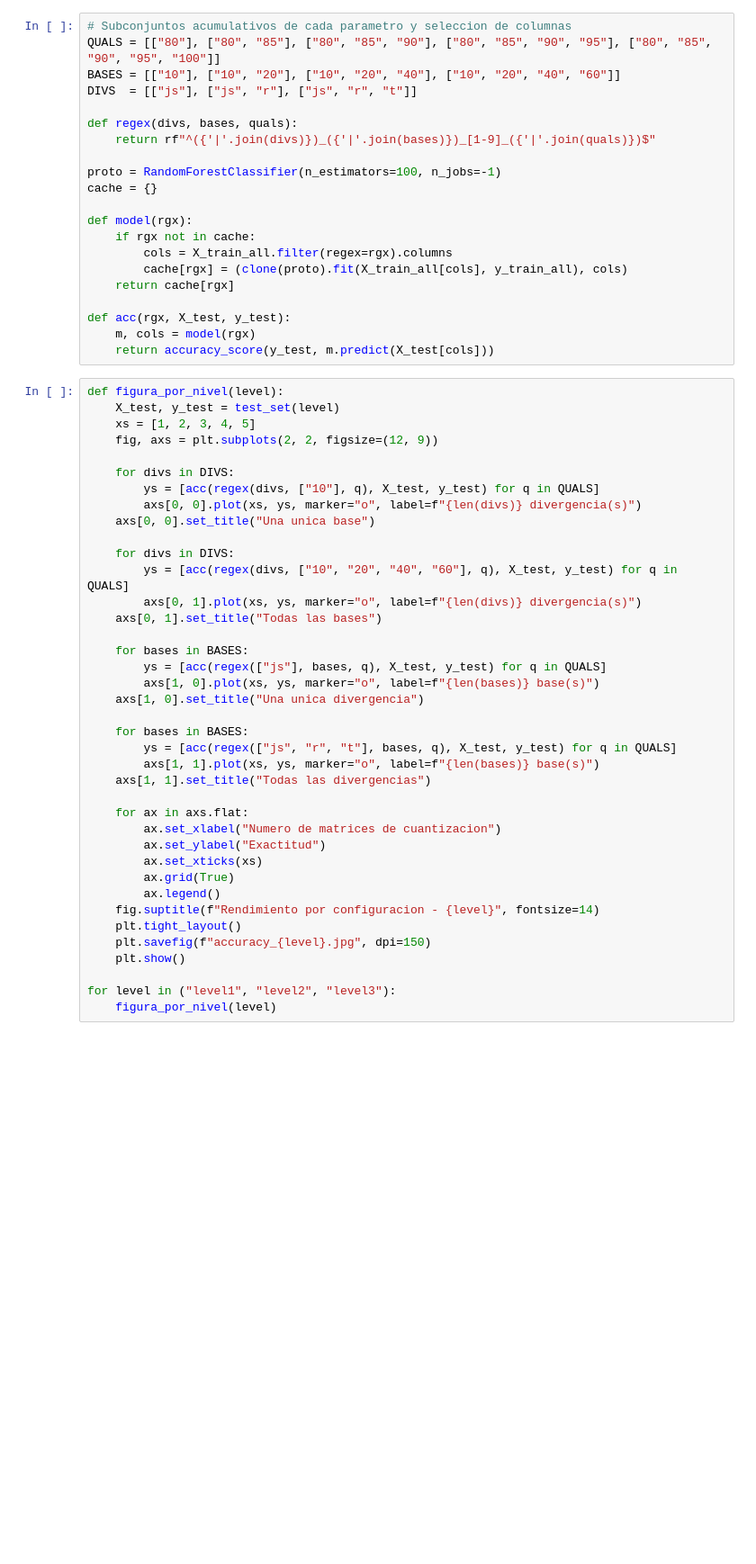
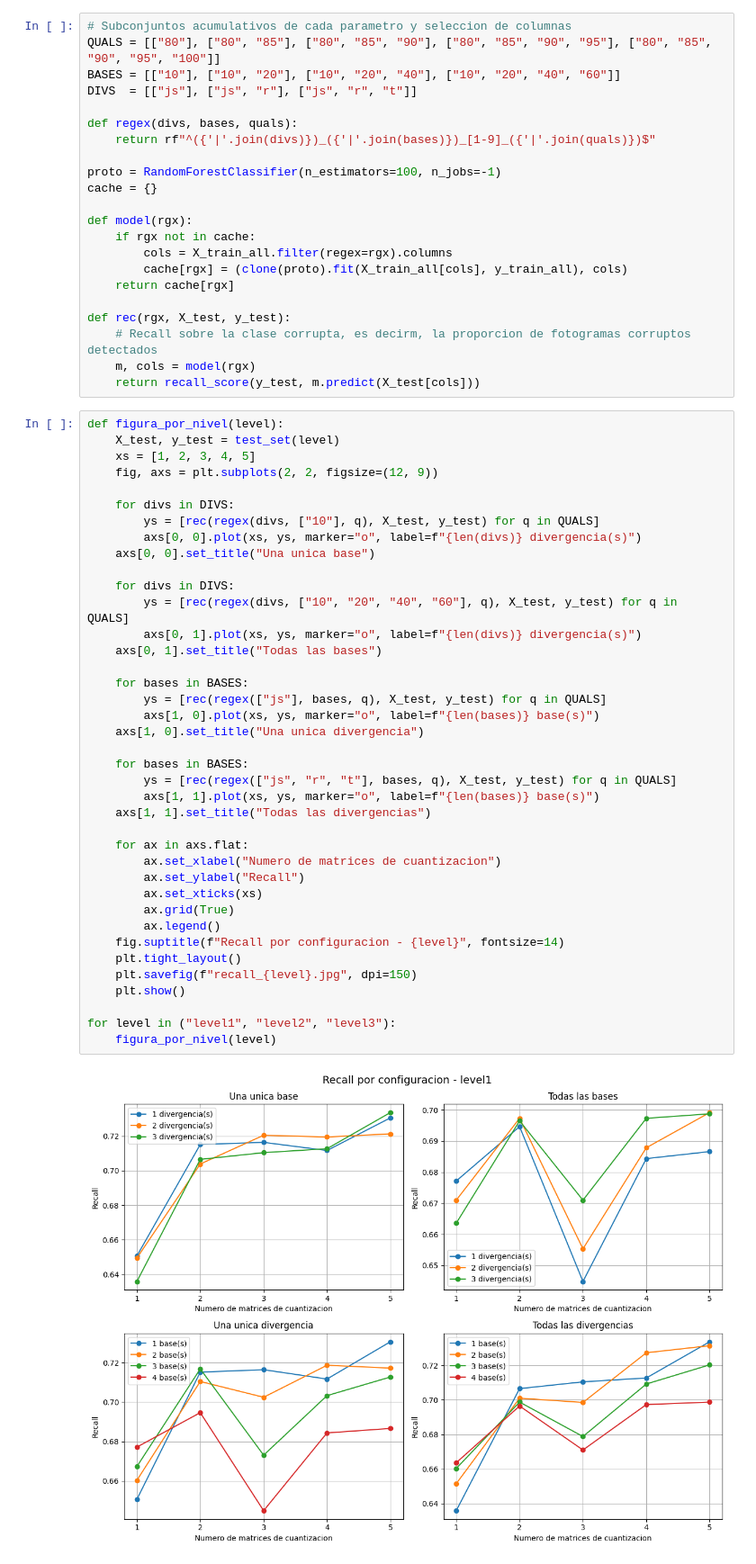
Before and after one commit to hugoalesov/BenfordCorruptionDetection, a Jupyter notebook: source/code/variable_analysis.ipynb, the cells around one changed output. Shown at 90% size. Saved outputs shown, nothing was run; the diff lists cells and outputs as text; blank space fills up the shorter version.

Commit message:
Recall por nivel de corrupcion

```diff
--- a/source/code/variable_analysis.ipynb
+++ b/source/code/variable_analysis.ipynb
@@ -44,45 +44,48 @@ def model(rgx):
         cache[rgx] = (clone(proto).fit(X_train_all[cols], y_train_all), cols)
     return cache[rgx]
 
-def acc(rgx, X_test, y_test):
+def rec(rgx, X_test, y_test):
+    # Recall sobre la clase corrupta, es decirm, la proporcion de fotogramas corruptos detectados
     m, cols = model(rgx)
-    return accuracy_score(y_test, m.predict(X_test[cols]))
+    return recall_score(y_test, m.predict(X_test[cols]))
 # %%
 def figura_por_nivel(level):
     X_test, y_test = test_set(level)
     xs = [1, 2, 3, 4, 5]
     fig, axs = plt.subplots(2, 2, figsize=(12, 9))
 
     for divs in DIVS:
-        ys = [acc(regex(divs, ["10"], q), X_test, y_test) for q in QUALS]
+        ys = [rec(regex(divs, ["10"], q), X_test, y_test) for q in QUALS]
         axs[0, 0].plot(xs, ys, marker="o", label=f"{len(divs)} divergencia(s)")
     axs[0, 0].set_title("Una unica base")
 
     for divs in DIVS:
-        ys = [acc(regex(divs, ["10", "20", "40", "60"], q), X_test, y_test) for q in QUALS]
+        ys = [rec(regex(divs, ["10", "20", "40", "60"], q), X_test, y_test) for q in QUALS]
         axs[0, 1].plot(xs, ys, marker="o", label=f"{len(divs)} divergencia(s)")
     axs[0, 1].set_title("Todas las bases")
 
     for bases in BASES:
-        ys = [acc(regex(["js"], bases, q), X_test, y_test) for q in QUALS]
+        ys = [rec(regex(["js"], bases, q), X_test, y_test) for q in QUALS]
         axs[1, 0].plot(xs, ys, marker="o", label=f"{len(bases)} base(s)")
     axs[1, 0].set_title("Una unica divergencia")
 
     for bases in BASES:
-        ys = [acc(regex(["js", "r", "t"], bases, q), X_test, y_test) for q in QUALS]
+        ys = [rec(regex(["js", "r", "t"], bases, q), X_test, y_test) for q in QUALS]
         axs[1, 1].plot(xs, ys, marker="o", label=f"{len(bases)} base(s)")
     axs[1, 1].set_title("Todas las divergencias")
 
     for ax in axs.flat:
         ax.set_xlabel("Numero de matrices de cuantizacion")
-        ax.set_ylabel("Exactitud")
+        ax.set_ylabel("Recall")
         ax.set_xticks(xs)
         ax.grid(True)
         ax.legend()
-    fig.suptitle(f"Rendimiento por configuracion - {level}", fontsize=14)
+    fig.suptitle(f"Recall por configuracion - {level}", fontsize=14)
     plt.tight_layout()
-    plt.savefig(f"accuracy_{level}.jpg", dpi=150)
+    plt.savefig(f"recall_{level}.jpg", dpi=150)
     plt.show()
 
 for level in ("level1", "level2", "level3"):
     figura_por_nivel(level)
+# %% [output]
+[figure, added]
```
Also changed, not shown: parts of 2 cells of this notebook.
